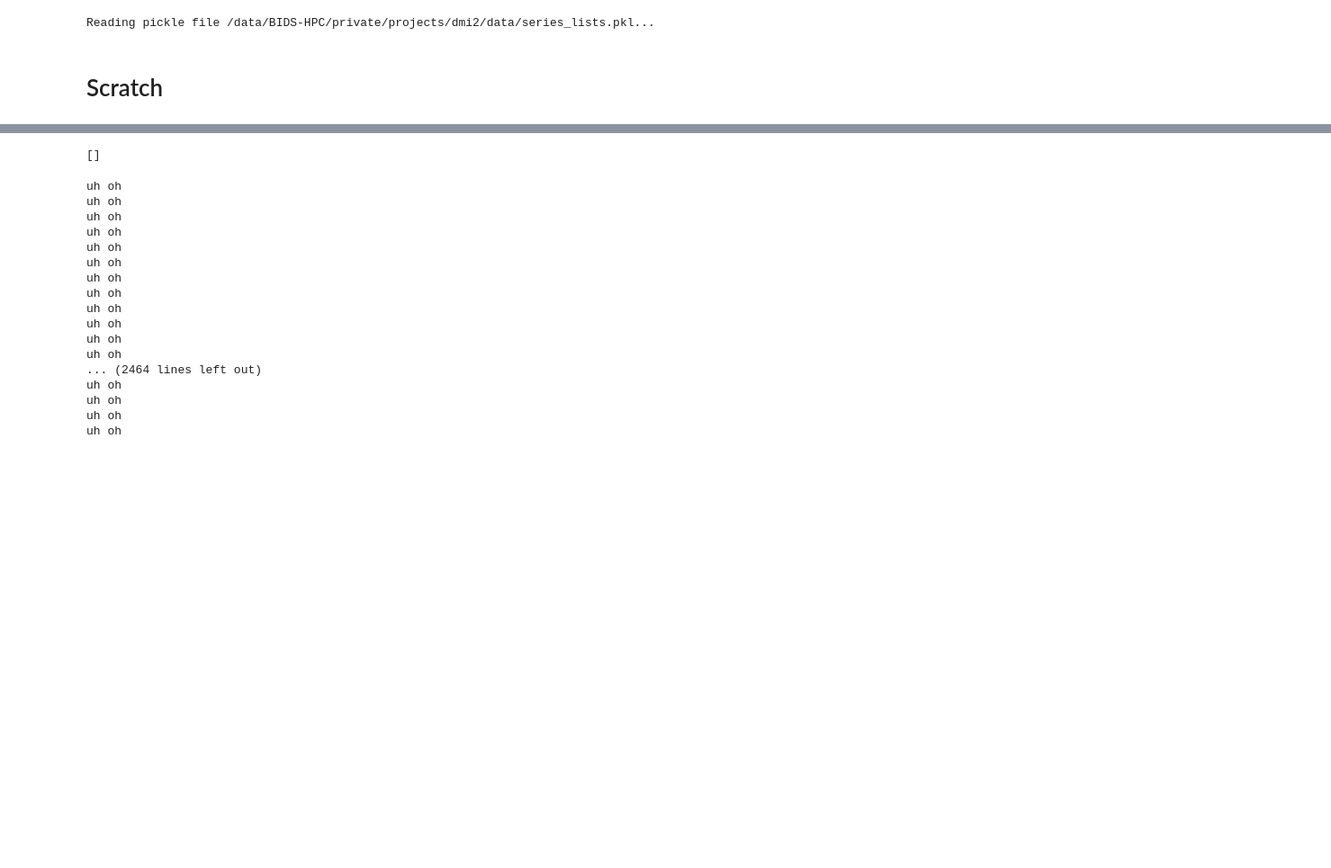
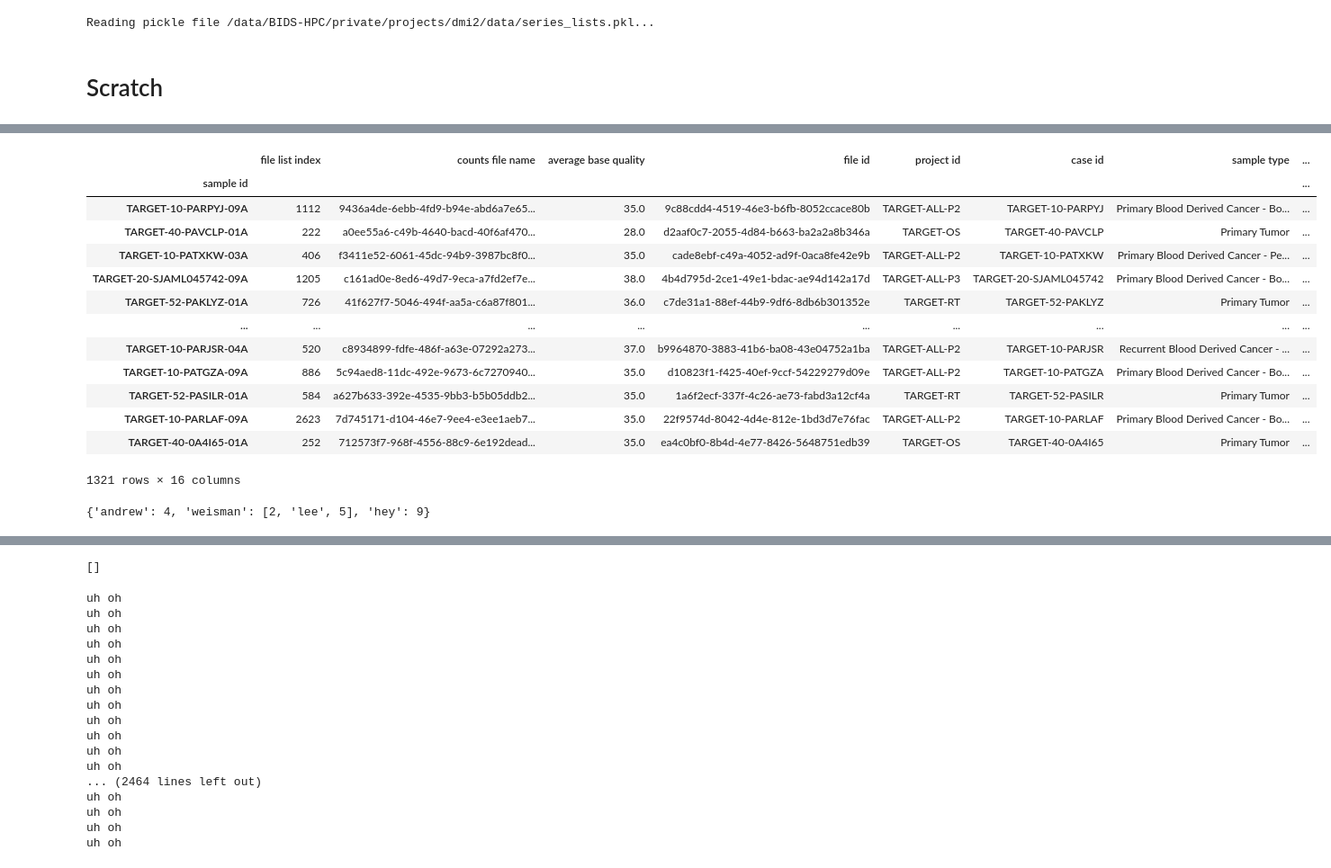
Before and after one commit to andrew-weisman/target_classification, a Jupyter notebook: main.ipynb, the cells around one changed output, grey strips where cells are left out. Shown at 90% size. Cells and saved outputs as stored; diff of their text form; code cells hidden in the pictures; blank space fills up the shorter version.

```diff
--- a/main.ipynb
+++ b/main.ipynb
@@ -20,0 +105,24 @@ Reading pickle file /data/BIDS-HPC/private/projects/dmi2/data/series_lists.pkl..
+# %%
+df_samples
+# %% [output]
+|  | file list index | counts file name | average base quality | file id | project id | case id | sample type | ... |
+| sample id |  |  |  |  |  |  |  | ... |
+| TARGET-10-PARPYJ-09A | 1112 | 9436a4de-6ebb-4fd9-b94e-abd6a7e65... | 35.0 | 9c88cdd4-4519-46e3-b6fb-8052ccace80b | TARGET-ALL-P2 | TARGET-10-PARPYJ | Primary Blood Derived Cancer - Bo... | ... |
+| TARGET-40-PAVCLP-01A | 222 | a0ee55a6-c49b-4640-bacd-40f6af470... | 28.0 | d2aaf0c7-2055-4d84-b663-ba2a2a8b346a | TARGET-OS | TARGET-40-PAVCLP | Primary Tumor | ... |
+| TARGET-10-PATXKW-03A | 406 | f3411e52-6061-45dc-94b9-3987bc8f0... | 35.0 | cade8ebf-c49a-4052-ad9f-0aca8fe42e9b | TARGET-ALL-P2 | TARGET-10-PATXKW | Primary Blood Derived Cancer - Pe... | ... |
+| TARGET-20-SJAML045742-09A | 1205 | c161ad0e-8ed6-49d7-9eca-a7fd2ef7e... | 38.0 | 4b4d795d-2ce1-49e1-bdac-ae94d142a17d | TARGET-ALL-P3 | TARGET-20-SJAML045742 | Primary Blood Derived Cancer - Bo... | ... |
+| TARGET-52-PAKLYZ-01A | 726 | 41f627f7-5046-494f-aa5a-c6a87f801... | 36.0 | c7de31a1-88ef-44b9-9df6-8db6b301352e | TARGET-RT | TARGET-52-PAKLYZ | Primary Tumor | ... |
+| ... | ... | ... | ... | ... | ... | ... | ... | ... |
+| TARGET-10-PARJSR-04A | 520 | c8934899-fdfe-486f-a63e-07292a273... | 37.0 | b9964870-3883-41b6-ba08-43e04752a1ba | TARGET-ALL-P2 | TARGET-10-PARJSR | Recurrent Blood Derived Cancer - ... | ... |
+| TARGET-10-PATGZA-09A | 886 | 5c94aed8-11dc-492e-9673-6c7270940... | 35.0 | d10823f1-f425-40ef-9ccf-54229279d09e | TARGET-ALL-P2 | TARGET-10-PATGZA | Primary Blood Derived Cancer - Bo... | ... |
+| TARGET-52-PASILR-01A | 584 | a627b633-392e-4535-9bb3-b5b05ddb2... | 35.0 | 1a6f2ecf-337f-4c26-ae73-fabd3a12cf4a | TARGET-RT | TARGET-52-PASILR | Primary Tumor | ... |
+| TARGET-10-PARLAF-09A | 2623 | 7d745171-d104-46e7-9ee4-e3ee1aeb7... | 35.0 | 22f9574d-8042-4d4e-812e-1bd3d7e76fac | TARGET-ALL-P2 | TARGET-10-PARLAF | Primary Blood Derived Cancer - Bo... | ... |
+| TARGET-40-0A4I65-01A | 252 | 712573f7-968f-4556-88c9-6e192dead... | 35.0 | ea4c0bf0-8b4d-4e77-8426-5648751edb39 | TARGET-OS | TARGET-40-0A4I65 | Primary Tumor | ... |
+1321 rows × 16 columns
+# %%
+mydict = {'andrew': 4, 'weisman': [2,'lee',5]}
+#'weisman' in mydict.keys()
+mydict['hey'] = 9
+mydict
+# %% [output]
+{'andrew': 4, 'weisman': [2, 'lee', 5], 'hey': 9}
```
Also changed, not shown: parts of 28 cells of this notebook, 2 other files.
